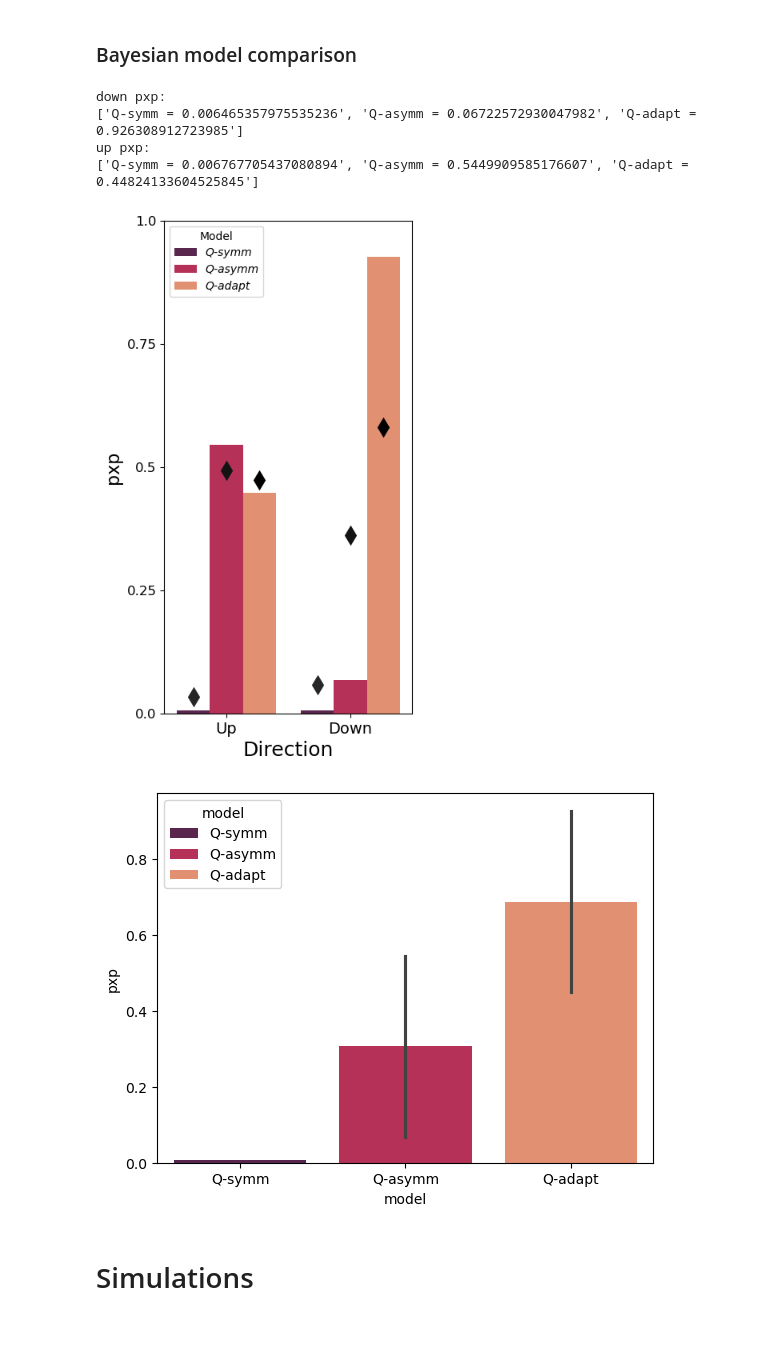
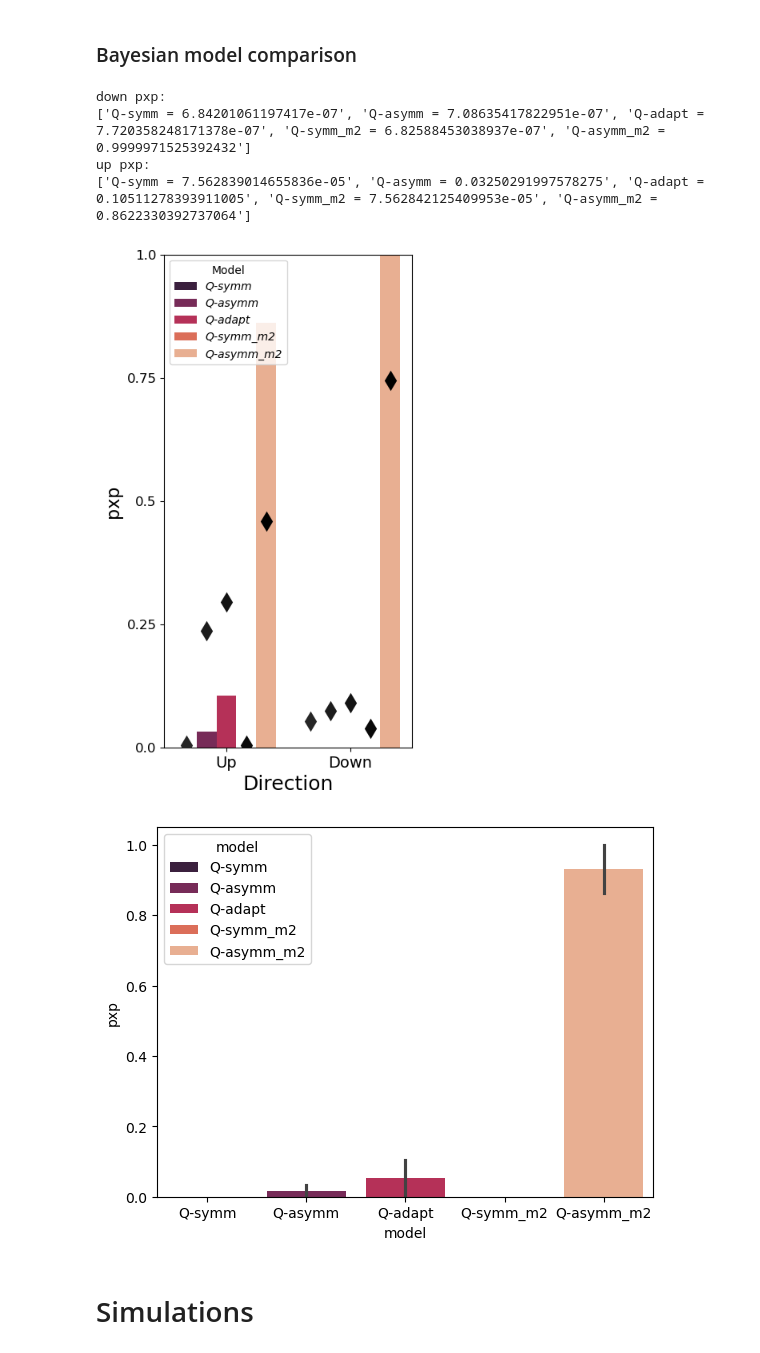
Before and after one commit to tgham/asymm_switch, a Jupyter notebook: analysis/analysis.ipynb, the cells around one changed output. Saved outputs shown, nothing was run; the diff lists cells and outputs as text; code cells hidden in the pictures.

```diff
--- a/analysis/analysis.ipynb
+++ b/analysis/analysis.ipynb
@@ -973,11 +1171,13 @@ print('overall:')
 for model_comps in list(itertools.combinations(moi, 2)):
     m1 = model_comps[0]
     m2 = model_comps[1]
-    print(m1, ' = ', evidence[m1].median())
-    print(m2, ' = ', evidence[m2].median())
+    print(m1, ' = ', evidence[m1].mean())
+    print(m2, ' = ', evidence[m2].mean())
     wilc = stats.wilcoxon(evidence[m1], evidence[m2], method = 'approx', alternative = 'two-sided')
     print('z = ', wilc.zstatistic,'p =',np.round(wilc.pvalue,4))
-    print()
+
+    ## effect size
+    # wilc_extras(evidence[m1], evidence[m2])
     print()
 
 ## check diffs within each group of participants
@@ -991,6 +1191,9 @@ for di, d in enumerate(directions):
         print(m2, ' = ', evidence.loc[evidence.index.get_level_values('Participant').isin(current_ps), m2].mean())
         wilc = stats.wilcoxon(evidence.loc[evidence.index.get_level_values('Participant').isin(current_ps), m1], evidence.loc[evidence.index.get_level_values('Participant').isin(current_ps), m2], method = 'approx', alternative = 'two-sided')
         print('z = ', wilc.zstatistic,'p =',np.round(wilc.pvalue,4))
+
+        ## effect size
+        wilc_extras(evidence.loc[evidence.index.get_level_values('Participant').isin(current_ps), m1], evidence.loc[evidence.index.get_level_values('Participant').isin(current_ps), m2])
         print()
 # %% [output]
 overall:
@@ -1015,40 +1218,68 @@ z =  -0.2651449604436892 p = 0.7909
 # %%
 importlib.reload(plotter)
 import plotter
 
 ## intialise
 pxp = {
     'Direction': [],
     'model': [],
     'pxp': [],
+    'evidence': [],
     'freq': []
 }
-moi =  ['Q-symm','Q-asymm','Q-adapt']
+moi =  [
+    'Q-symm','Q-asymm',
+        'Q-adapt',
+        # 'Q-adapt-entropy',
+    # 'Q-symm-P','Q-asymm-P',
+    #     'Q-adapt-P',
+    #     'Q-adapt-entropy-P',
+    # 'Q-symm_conf','Q-asymm_conf',
+    #     'Q-adapt_conf',
+    # 'Q-symm-P_conf','Q-asymm-P_conf',
+    #     'Q-adapt-P_conf',
+        'Q-asymm_m2',
+        # 'Q-asymm-P_m2'
+        ]
+        # 'Q-adapt-PH',
+        # 'Q-adapt-PH-d']
+# moi = df_fits.keys()
 
 ##run BMC
+evidences = {
+            'AIC': AIC,
+              'BIC': BIC
+              }
 for i, current_participants in enumerate([down_participants, up_participants]):
     d = directions[i]
-    print(d, 'pxp:')
-    L = -evidence.loc[(evidence.index.get_level_values('Participant').isin(current_participants))
-                        ].loc[:,moi].to_numpy().T
-    BMC_result = GroupBMC(L).get_result()
-    for mi, m in enumerate(moi):
-        pxp['Direction'].extend([d])
-        pxp['model'].extend([m])
-        pxp['pxp'].extend([BMC_result.protected_exceedance_probability[mi]])
-        pxp['freq'].extend([BMC_result.frequency_mean[mi]])
-    print([m+' = '+str(BMC_result.protected_exceedance_probability[mi]) for mi, m in enumerate(moi)])
+    for evidence in evidences.keys():
+        print(d, 'pxp:')
+        L = -evidences[evidence].loc[(evidences[evidence].index.get_level_values('Participant').isin(current_participants))
+                            ].loc[:,moi].to_numpy().T
+        BMC_result = GroupBMC(L).get_result()
+        for mi, m in enumerate(moi):
+            pxp['Direction'].extend([d])
+            pxp['model'].extend([m])
+            pxp['pxp'].extend([BMC_result.protected_exceedance_probability[mi]])
+            pxp['freq'].extend([BMC_result.frequency_mean[mi]])
+            pxp['evidence'].extend([evidence])
+
+
+        print([m+' = '+str(BMC_result.protected_exceedance_probability[mi]) for mi, m in enumerate(moi)])
 
 df_pxp = pd.DataFrame(pxp)
 df_pxp = df_pxp.sort_values(['Direction'])
-figs, axs = plotter.plot_pxp(df_pxp)
+for evidence in evidences.keys():
+    print(evidence)
+    # display(df_pxp.loc[df_pxp['evidence']==evidence])
+    figs, axs = plotter.plot_pxp(df_pxp.loc[df_pxp['evidence']==evidence])
 # %% [output]
 down pxp:
-['Q-symm = 0.006465357975535236', 'Q-asymm = 0.06722572930047982', 'Q-adapt = 0.926308912723985']
+['Q-symm = 6.84201061197417e-07', 'Q-asymm = 7.08635417822951e-07', 'Q-adapt = 7.720358248171378e-07', 'Q-symm_m2 = 6.82588453038937e-07', 'Q-asymm_m2 = 0.9999971525392432']
 up pxp:
-['Q-symm = 0.006767705437080894', 'Q-asymm = 0.5449909585176607', 'Q-adapt = 0.44824133604525845']
+['Q-symm = 7.562839014655836e-05', 'Q-asymm = 0.03250291997578275', 'Q-adapt = 0.10511278393911005', 'Q-symm_m2 = 7.562842125409953e-05', 'Q-asymm_m2 = 0.8622330392737064']
-[figure, old version]
+[figure, new version]
-[figure, old version]
+[figure, new version]
 # %% [markdown]
 # Simulations
 # %% [markdown]
```
Also changed, not shown: parts of 28 cells of this notebook.
